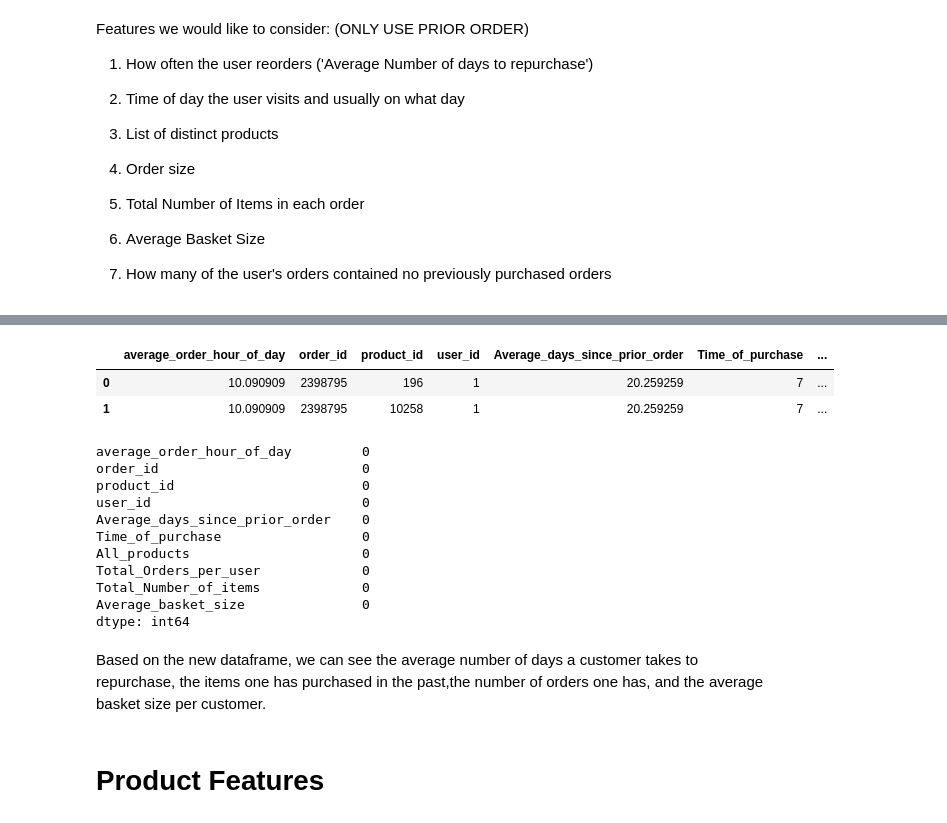
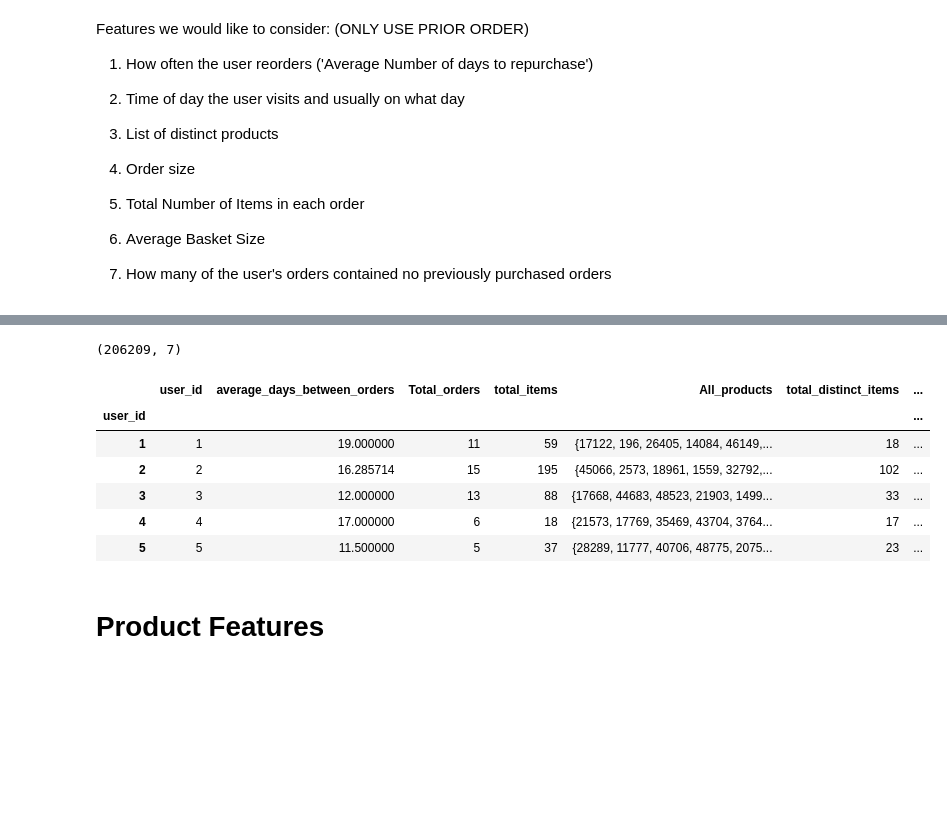
Before and after one commit to nt2462/Capstone1---Instacart, a Jupyter notebook: Instacart project.ipynb, the cells around one changed output, grey strips where cells are left out. Saved outputs shown, nothing was run; the diff lists cells and outputs as text; code cells hidden in the pictures; blank space fills up the shorter version.

```diff
--- a/Instacart project.ipynb
+++ b/Instacart project.ipynb
@@ -765,5 +743,0 @@ orders_and_prior.head()
-# %%
-orders_and_prior.reset_index(inplace=True)
-# %%
-#change the NaN days since prior order values to -1
-orders_and_prior['days_since_prior_order'].fillna(-1,inplace=True)
@@ -781,2 +744,2 @@ Average_no_days_to_repurchase= orders_and_prior2.groupby('user_id')['days_since_
 # %%
-Average_no_days_to_repurchase = pd.DataFrame(Average_no_days_to_repurchase).reset_index()
+users = pd.DataFrame()
@@ -916,25 +746,23 @@ df_users6.columns =['average_order_hour_of_day','order_id','product_id','user_id
-# %%
-df_users6.head(2) #check if reordered = 0 per order and add them up.
-# %% [output]
-|  | average_order_hour_of_day | order_id | product_id | user_id | Average_days_since_prior_order | Time_of_purchase | ... |
-| 0 | 10.090909 | 2398795 | 196 | 1 | 20.259259 | 7 | ... |
-| 1 | 10.090909 | 2398795 | 10258 | 1 | 20.259259 | 7 | ... |
-# %%
-df_users6.isnull().sum()
-# %% [output]
-average_order_hour_of_day         0
-order_id                          0
-product_id                        0
-user_id                           0
-Average_days_since_prior_order    0
-Time_of_purchase                  0
-All_products                      0
-Total_Orders_per_user             0
-Total_Number_of_items             0
-Average_basket_size               0
-dtype: int64
-# %% [markdown]
-Based on the new dataframe, we can see the average number of days a customer takes to repurchase, the items one has purchased in the past,the number of orders one has, and the average basket size per customer.
+# %%
+users['average_days_between_orders'] = orders.groupby('user_id')['days_since_prior_order'].mean()
+users['Total_orders'] = orders.groupby('user_id').size()
+users['total_items'] = orders_and_prior.groupby('user_id').size()
+users['All_products'] = orders_and_prior.groupby('user_id')['product_id'].apply(set)
+users['total_distinct_items'] = users.All_products.map(len)
+users['average_basket'] = users.total_items / users.Total_orders
+users=users.reset_index()
+users=users.set_index('user_id',drop=False)
+print(users.shape)
+users.head()
+# %% [output]
+(206209, 7)
+|  | user_id | average_days_between_orders | Total_orders | total_items | All_products | total_distinct_items | ... |
+| user_id |  |  |  |  |  |  | ... |
+| 1 | 1 | 19.000000 | 11 | 59 | {17122, 196, 26405, 14084, 46149,... | 18 | ... |
+| 2 | 2 | 16.285714 | 15 | 195 | {45066, 2573, 18961, 1559, 32792,... | 102 | ... |
+| 3 | 3 | 12.000000 | 13 | 88 | {17668, 44683, 48523, 21903, 1499... | 33 | ... |
+| 4 | 4 | 17.000000 | 6 | 18 | {21573, 17769, 35469, 43704, 3764... | 17 | ... |
+| 5 | 5 | 11.500000 | 5 | 37 | {28289, 11777, 40706, 48775, 2075... | 23 | ... |
 # %% [markdown]
 # Product Features
 # %% [markdown]
```
Also changed, not shown: parts of 102 cells of this notebook.
